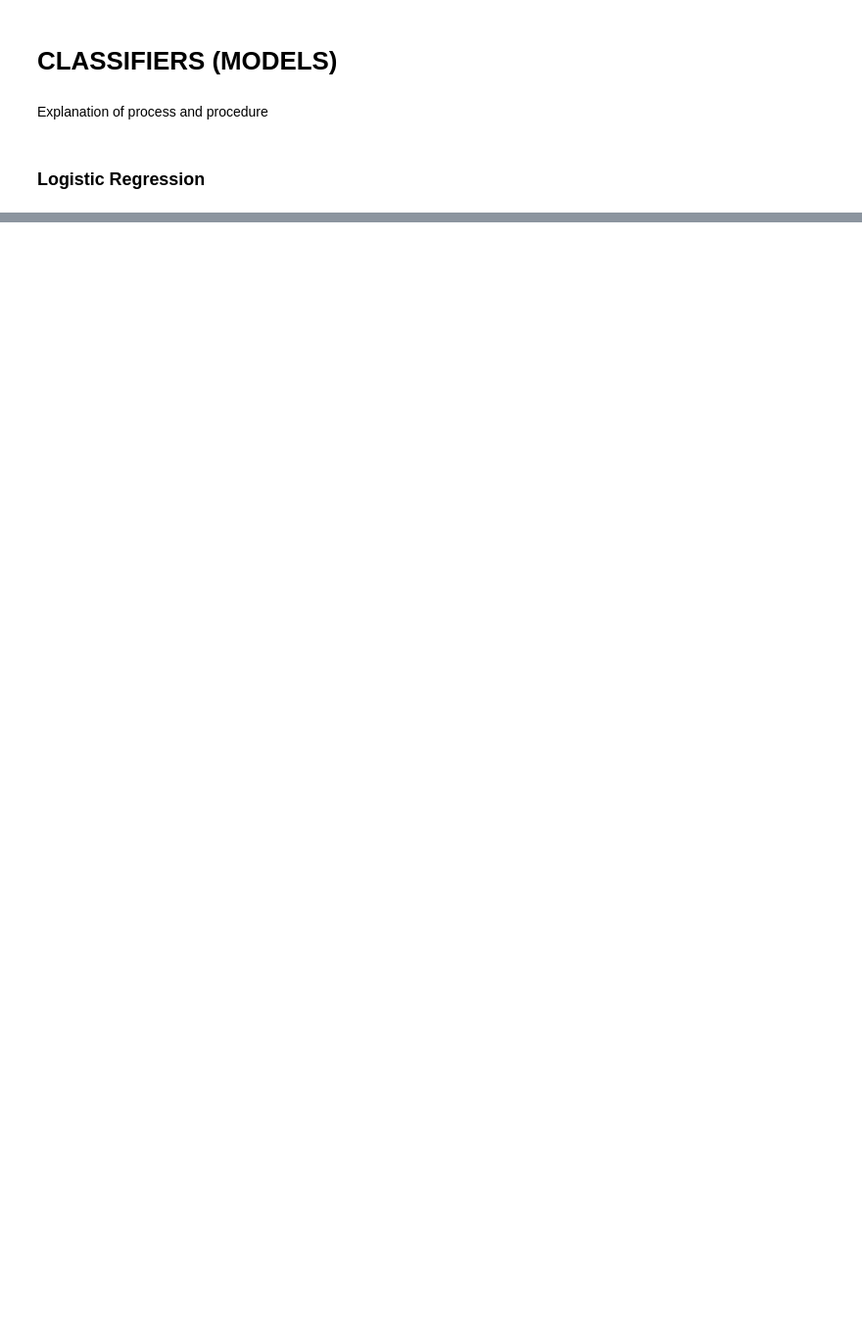
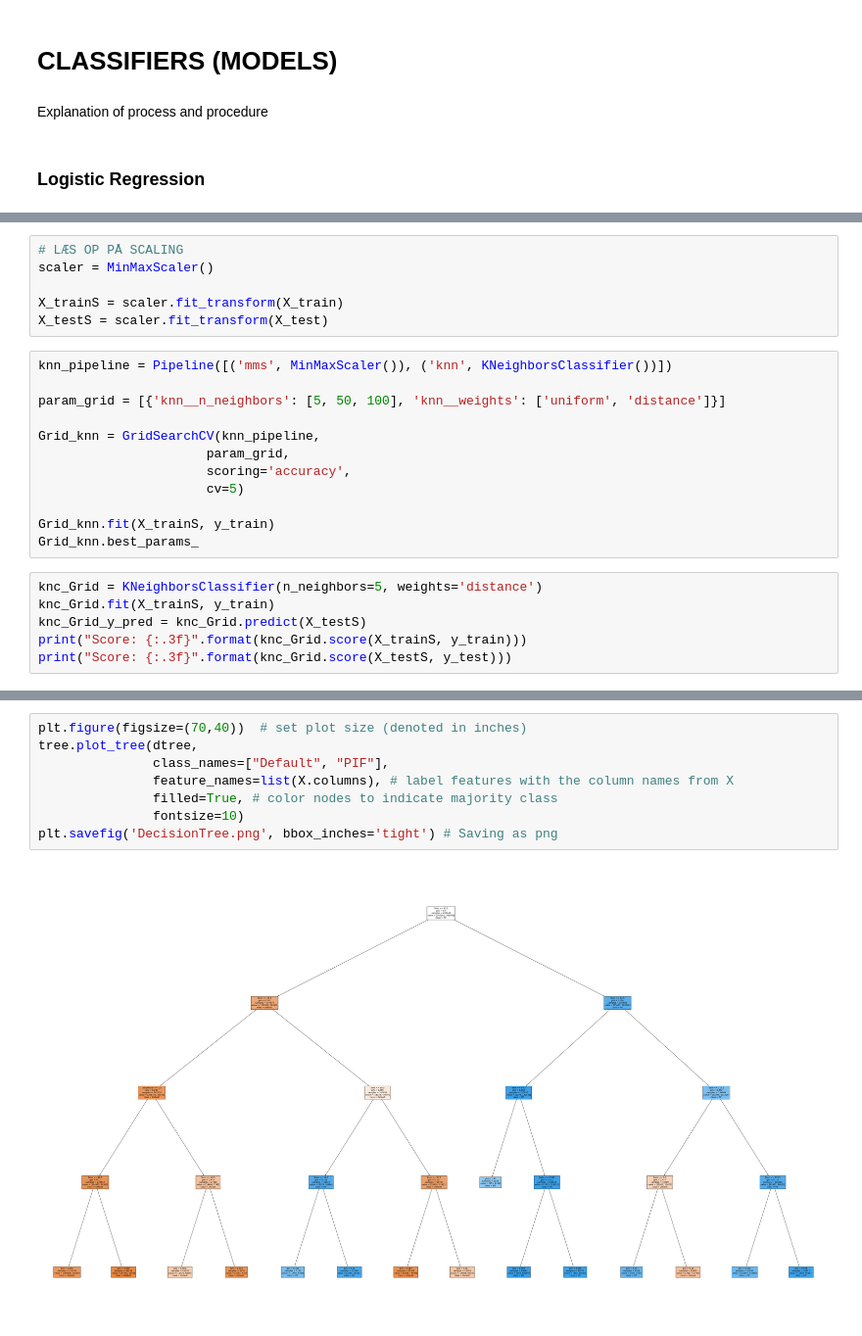
Before and after one commit to madsho/Big-Data-Management, a Jupyter notebook: Modelling and evaluation.ipynb, the cells around one changed output, grey strips where cells are left out. Shown at 98% size. Drawn from its saved outputs; the diff is of its cells as text; blank space fills up the shorter version.

```diff
--- a/Modelling and evaluation.ipynb
+++ b/Modelling and evaluation.ipynb
@@ -153,0 +342,24 @@ DO THIS --> Apply either Grid search, Cross validation, KNN and/or random forres
+# %%
+# LÆS OP PÅ SCALING
+scaler = MinMaxScaler()
+
+X_trainS = scaler.fit_transform(X_train)
+X_testS = scaler.fit_transform(X_test)
+# %%
+knn_pipeline = Pipeline([('mms', MinMaxScaler()), ('knn', KNeighborsClassifier())])
+
+param_grid = [{'knn__n_neighbors': [5, 50, 100], 'knn__weights': ['uniform', 'distance']}]
+
+Grid_knn = GridSearchCV(knn_pipeline,
+                      param_grid,
+                      scoring='accuracy',
+                      cv=5)
+
+Grid_knn.fit(X_trainS, y_train)
+Grid_knn.best_params_
+# %%
+knc_Grid = KNeighborsClassifier(n_neighbors=5, weights='distance')
+knc_Grid.fit(X_trainS, y_train)
+knc_Grid_y_pred = knc_Grid.predict(X_testS)
+print("Score: {:.3f}".format(knc_Grid.score(X_trainS, y_train)))
+print("Score: {:.3f}".format(knc_Grid.score(X_testS, y_test)))
@@ -153,0 +390,10 @@ DO THIS --> Apply either Grid search, Cross validation, KNN and/or random forres
+# %%
+plt.figure(figsize=(70,40))  # set plot size (denoted in inches)
+tree.plot_tree(dtree,
+               class_names=["Default", "PIF"],
+               feature_names=list(X.columns), # label features with the column names from X
+               filled=True, # color nodes to indicate majority class
+               fontsize=10)
+plt.savefig('DecisionTree.png', bbox_inches='tight') # Saving as png
+# %% [output]
+[figure, added]
```
Also changed, not shown: parts of 26 cells of this notebook, 1 other file.
